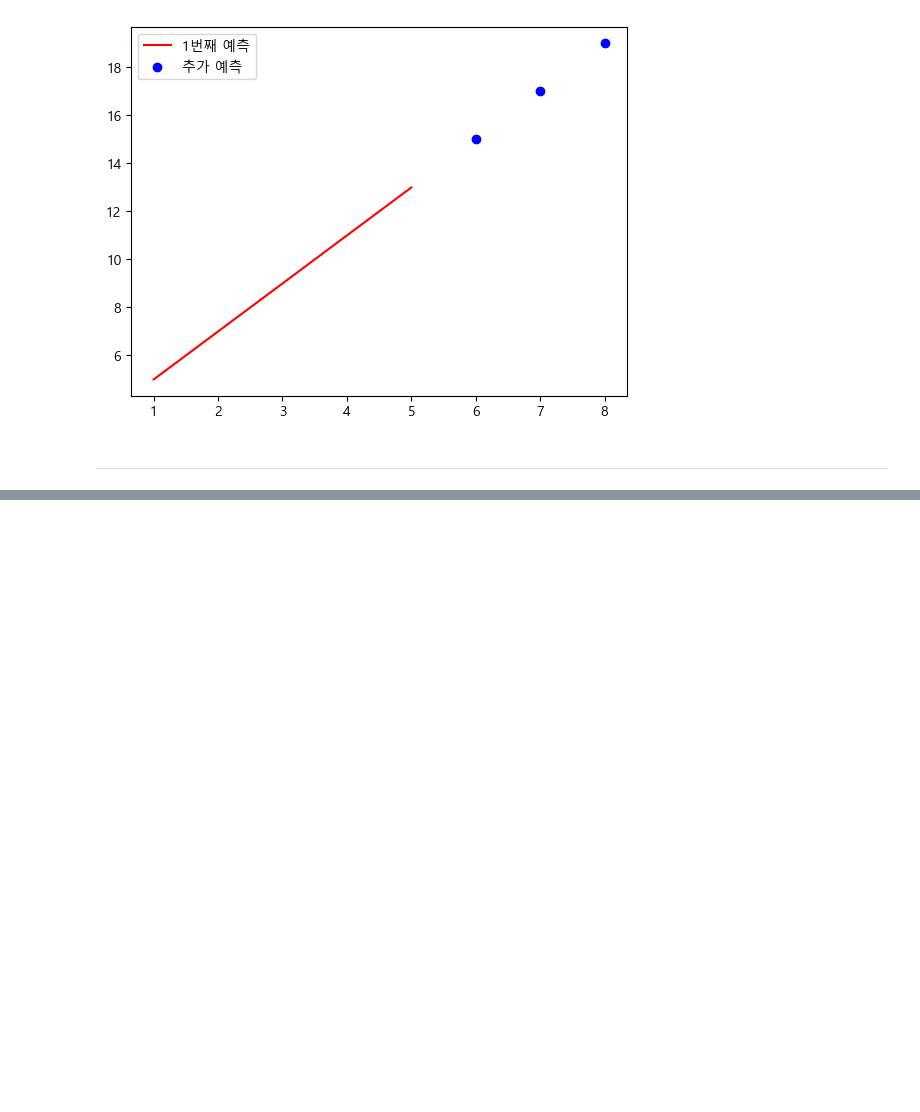
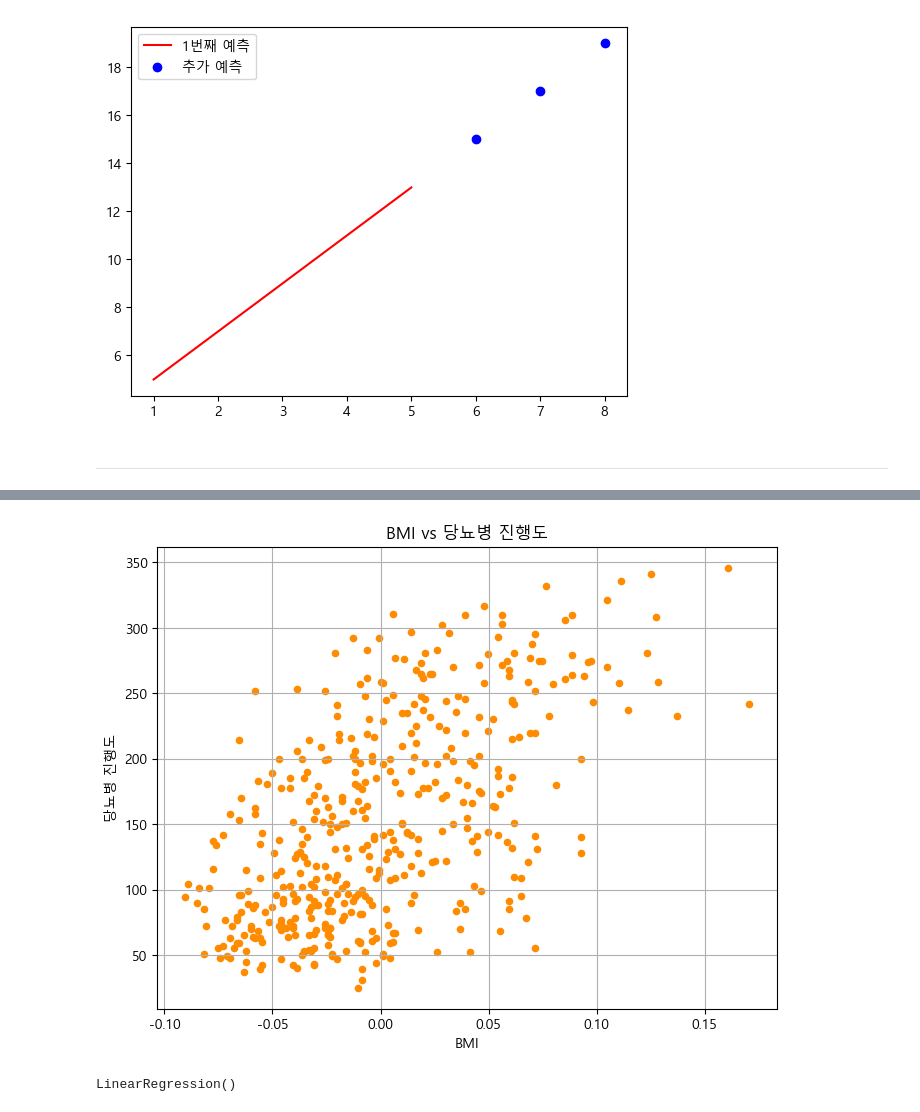
Before and after one commit to sjlimiei25/AI-Prediction, a Jupyter notebook: 4_Linear_Regression.ipynb, the cells around one changed output, grey strips where cells are left out. Cells and saved outputs as stored; diff of their text form; code cells hidden in the pictures; blank space fills up the shorter version.

```diff
--- a/4_Linear_Regression.ipynb
+++ b/4_Linear_Regression.ipynb
@@ -74,5 +74,22 @@ plt.legend()
 ---
 # %%
 # 당뇨병 데이터셋으로 선형 회귀 연습
+from sklearn.datasets import load_diabetes
 
 # 데이터 로드
+# * 데이터프레임 형태로 읽어보기
+# diabetes = load_diabetes(as_frame=True)
+# df = diabetes.frame            # 전체 DataFrame (Feature + Target)
+# # print(df)
+# x = df.drop(columns='target')  # 입력 데이터(Feature)
+# y = df['target']               # 목표 데이터(Target)
+
+# * Bunch 형태로 읽어오기 (dict와 비슷한 객체)
+diabetes = load_diabetes()
+
+x = diabetes.data       # Feature(입력)
+y = diabetes.target     # Target(목표)
+
+print(type(x), x)
+print(type(y), y)
+# => x, y는 ndarray 타입!
@@ -78,0 +114,19 @@ plt.legend()
+# %%
+# 데이터셋을 시각화
+
+# 특징(x)이 많을 경우에는 하나만 선택해서 시각화
+# -> BMI(3번째 Feature, Index 2) 선택
+
+bmi_data = x[:, 2]    # Feature 데이터 중 모든 행의 인덱스 2번 열만 선택
+# bmi_data
+
+plt.rcParams['axes.unicode_minus'] = False  # 마이너스 기호 깨짐 방지 설정
+
+plt.figure(figsize=(8,6))
+plt.scatter(bmi_data, y, color='darkorange', s=20)  # s: 마커의 크기
+plt.title('BMI vs 당뇨병 진행도')
+plt.xlabel('BMI')
+plt.ylabel('당뇨병 진행도')
+plt.grid(True)
+# %% [output]
+[figure, added]
@@ -78,0 +143,23 @@ plt.legend()
+# %%
+# 모델 생성 학습
+from sklearn.linear_model import LinearRegression
+
+# 모델 생성
+model = LinearRegression()      # 선형 회귀 모델
+# 설정 옵션
+# - fit_intercept (기본값: True)
+#   - True : 절편 계산 (일반적인 회귀 분석 시 설정)
+#   - False : 절편을 0으로 설정. 원점(0,0)을 통과하도록 설정(계산)
+
+# - copy_X (기본값: True)
+#   - True : 복사본 사용. 원본(x)는 변경되지 않음
+#   - False : 원본 사용.
+
+# - n_jobs (기본값: None)
+#   - 계산에 사용할 CPU 코어 수
+#   - -1 설정 시, 사용 가능한 모든 코어 사용 (=> 속도 향상)
+
+# 학습 (훈련용 데이터)
+model.fit(x_train, y_train)
+# %% [output]
+LinearRegression()
```
Also changed, not shown: parts of 3 cells of this notebook.
